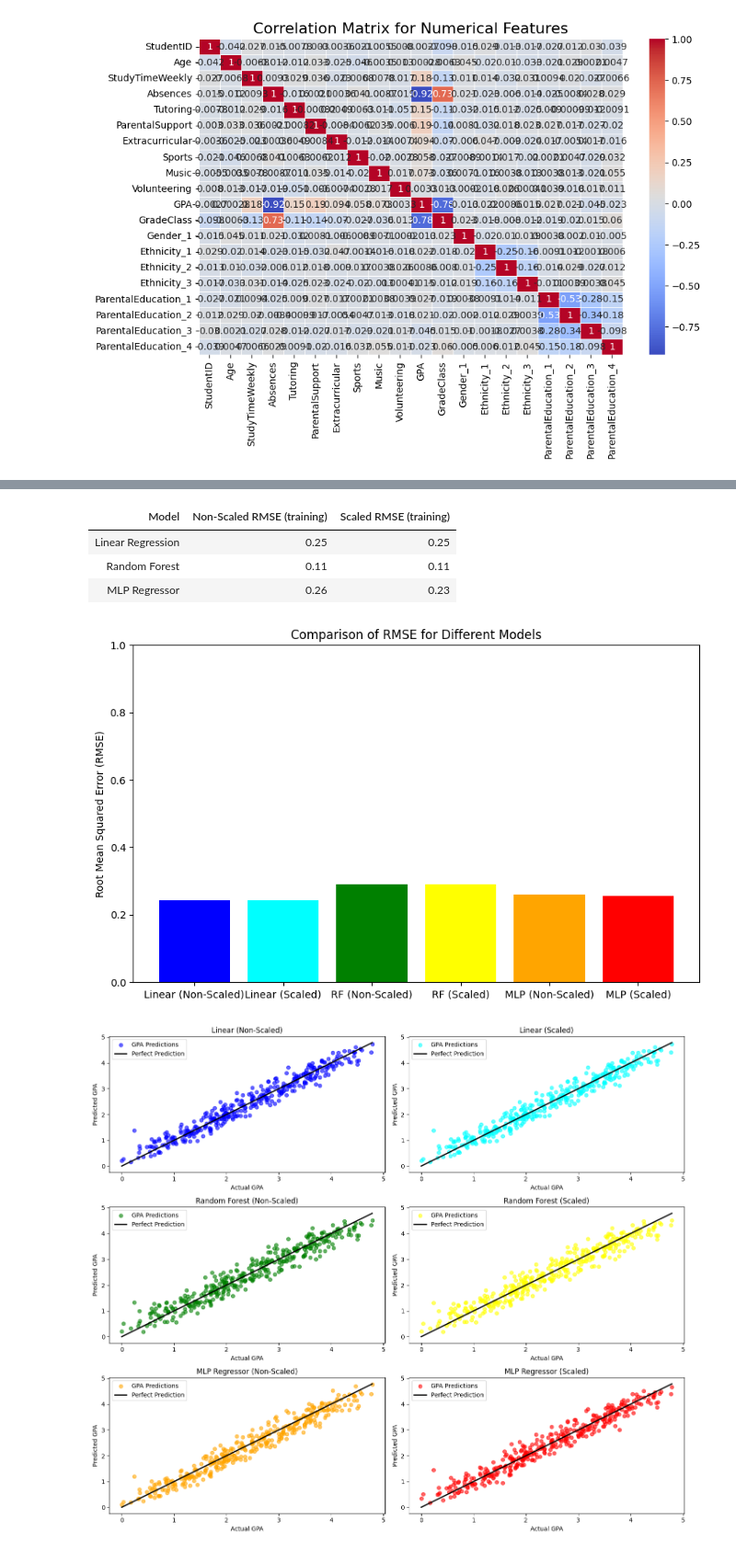
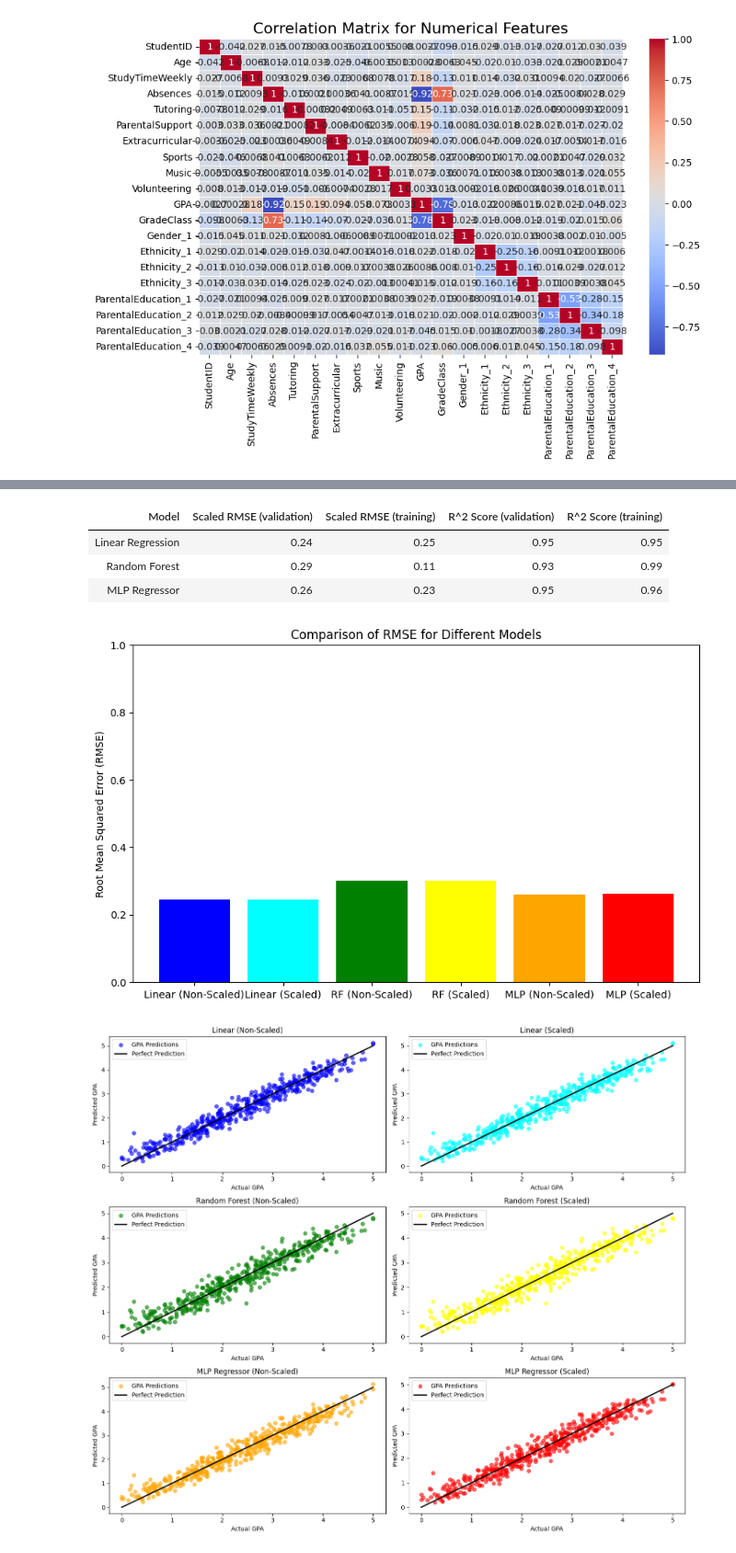
Before and after one commit to nilsson-v/Student_Performance_Predictor, a Jupyter notebook: project.ipynb, the cells around one changed output, grey strips where cells are left out. Shown at 92% size. Saved outputs shown, nothing was run; the diff lists cells and outputs as text; code cells hidden in the pictures.

```diff
--- a/project.ipynb
+++ b/project.ipynb
@@ -175,8 +192,8 @@ rmse_rf_train_scaled = np.sqrt(mean_squared_error(y_train, y_train_pred_rf_scale
 # MLP Regressor without scaling
 mlp_model = MLPRegressor(hidden_layer_sizes=(50, 50), max_iter=1000, random_state=42)
 mlp_model.fit(X_train, y_train)
-y_val_pred_mlp_no_scaling = mlp_model.predict(X_val)
-y_train_pred_mlp_no_scaling = mlp_model.predict(X_train)
+y_val_pred_mlp = mlp_model.predict(X_val)
+y_train_pred_mlp = mlp_model.predict(X_train)
 
 # MLP Regressor with scaling
 mlp_model_scaled = MLPRegressor(hidden_layer_sizes=(50, 50), max_iter=1000, random_state=42)
@@ -185,10 +202,18 @@ y_val_pred_mlp_scaled = mlp_model_scaled.predict(X_val_scaled)
 y_train_pred_mlp_scaled = mlp_model_scaled.predict(X_train_scaled)
 
 # Calculate RMSE for both MLP models validation data
-rmse_mlp_no_scaling = np.sqrt(mean_squared_error(y_val, y_val_pred_mlp_no_scaling))
-rmse_mlp_scaled = np.sqrt(mean_squared_error(y_val, y_val_pred_mlp_scaled))
+rmse_val_mlp = np.sqrt(mean_squared_error(y_val, y_val_pred_mlp))
+rmse_val_mlp_scaled = np.sqrt(mean_squared_error(y_val, y_val_pred_mlp_scaled))
 
 # Calculate RMSE for both MLP models training data
-rmse_mlp_train_no_scaling = np.sqrt(mean_squared_error(y_train, y_train_pred_mlp_no_scaling))
-rmse_mlp_train_scaled = np.sqrt(mean_squared_error(y_train, y_train_pred_mlp_scaled))
+rmse_train_mlp = np.sqrt(mean_squared_error(y_train, y_train_pred_mlp))
+rmse_train_mlp_scaled = np.sqrt(mean_squared_error(y_train, y_train_pred_mlp_scaled))
+
+# R² for validation data
+r2_val_mlp = r2_score(y_val, y_val_pred_mlp)
+r2_val_mlp_scaled = r2_score(y_val, y_val_pred_mlp_scaled)
+
+# R² for training data
+r2_train_mlp = r2_score(y_train, y_train_pred_mlp)
+r2_train_mlp_scaled = r2_score(y_train, y_train_pred_mlp_scaled)
 # %%
@@ -210,21 +234,23 @@ table
 # %%
+# Scaled Errors
+
 table =  PrettyTable()
-table.field_names = ["Model", "Non-Scaled RMSE (training)", "Scaled RMSE (training)"]
-table.add_row(["Linear Regression", round(rmse_train_no_scaling, 2), round(rmse_train_scaled, 2)])
-table.add_row(["Random Forest", round(rmse_rf_train_no_scaling, 2), round(rmse_rf_train_scaled, 2)])
-table.add_row(["MLP Regressor", round(rmse_mlp_train_no_scaling, 2), round(rmse_mlp_train_scaled, 2)])
+table.field_names = ["Model", "Scaled RMSE (validation)", "Scaled RMSE (training)", "R^2 Score (validation)", "R^2 Score (training)"]
+table.add_row(["Linear Regression", round(rmse_val_lr_scaled, 2), round(rmse_train_lr_scaled, 2), round(r2_val_lr_scaled, 2), round(r2_train_lr_scaled, 2)])
+table.add_row(["Random Forest", round(rmse_val_rf_scaled, 2), round(rmse_train_rf_scaled, 2), round(r2_val_rf_scaled, 2), round(r2_train_rf_scaled, 2)])
+table.add_row(["MLP Regressor", round(rmse_val_mlp_scaled, 2), round(rmse_train_mlp_scaled, 2), round(r2_val_mlp_scaled, 2), round(r2_train_mlp_scaled, 2)])
 
 table
 # %% [output]
-| Model | Non-Scaled RMSE (training) | Scaled RMSE (training) |
-| Linear Regression | 0.25 | 0.25 |
-| Random Forest | 0.11 | 0.11 |
-| MLP Regressor | 0.26 | 0.23 |
+| Model | Scaled RMSE (validation) | Scaled RMSE (training) | R^2 Score (validation) | R^2 Score (training) |
+| Linear Regression | 0.24 | 0.25 | 0.95 | 0.95 |
+| Random Forest | 0.29 | 0.11 | 0.93 | 0.99 |
+| MLP Regressor | 0.26 | 0.23 | 0.95 | 0.96 |
 # %%
 # VISUALIZATION
 
 # Prepare data for visualization
-rmse_values = [rmse_no_scaling, rmse_scaled, rmse_rf_no_scaling, rmse_rf_scaled, rmse_mlp_no_scaling, rmse_mlp_scaled]
+rmse_values = [rmse_val_lr, rmse_val_lr_scaled, rmse_val_rf, rmse_val_rf_scaled, rmse_val_mlp, rmse_val_mlp_scaled]
 labels = ['Linear (Non-Scaled)', 'Linear (Scaled)', 'RF (Non-Scaled)', 'RF (Scaled)', 'MLP (Non-Scaled)', 'MLP (Scaled)']
 
 # Create a bar plot to compare RMSE values
@@ -233,35 +259,35 @@ plt.bar(labels, rmse_values, color=['blue', 'cyan', 'green', 'yellow', 'orange',
 plt.ylabel('Root Mean Squared Error (RMSE)')
 plt.title('Comparison of RMSE for Different Models')
 plt.ylim(0, 1)  # Adjust y-axis limits
 plt.show()
 
 def createPlot(ax, y_val, y_val_pred, title, plot_color):
     ax.scatter(y_val, y_val_pred, color=plot_color, label='GPA Predictions', alpha=0.6)
     ax.plot([y_val.min(), y_val.max()], [y_val.min(), y_val.max()], color='black', lw=2, label='Perfect Prediction')
     ax.set_xlabel('Actual GPA')
     ax.set_ylabel('Predicted GPA')
     ax.set_title(title)
     ax.legend()
 
 def plot_model_predictions(y_val, y_val_pred_no_scaling, y_val_pred_scaled,
                            y_val_pred_rf_no_scaling, y_val_pred_rf_scaled,
                            y_val_pred_mlp_no_scaling, y_val_pred_mlp_scaled):
 
     fig, axs = plt.subplots(3, 2, figsize=(14, 12))  # Create a grid with 3 rows and 2 columns
     createPlot(axs[0, 0], y_val, y_val_pred_no_scaling, 'Linear (Non-Scaled)', 'blue')
     createPlot(axs[0, 1], y_val, y_val_pred_scaled, 'Linear (Scaled)', 'cyan')
     createPlot(axs[1, 0], y_val, y_val_pred_rf_no_scaling, 'Random Forest (Non-Scaled)', 'green')
     createPlot(axs[1, 1], y_val, y_val_pred_rf_scaled, 'Random Forest (Scaled)', 'yellow')
     createPlot(axs[2, 0], y_val, y_val_pred_mlp_no_scaling, 'MLP Regressor (Non-Scaled)', 'orange')
     createPlot(axs[2, 1], y_val, y_val_pred_mlp_scaled, 'MLP Regressor (Scaled)', 'red')
 
     plt.tight_layout()
     plt.show()
 
 # Call the function with the actual and predicted values
-plot_model_predictions(y_val, y_val_pred_no_scaling, y_val_pred_scaled,
-                       y_val_pred_rf_no_scaling, y_val_pred_rf_scaled,
-                       y_val_pred_mlp_no_scaling, y_val_pred_mlp_scaled)
+plot_model_predictions(y_val, y_val_pred_lr, y_val_pred_lr_scaled,
+                       y_val_pred_rf, y_val_pred_rf_scaled,
+                       y_val_pred_mlp, y_val_pred_mlp_scaled)
 # %% [output]
-[figure, old version]
+[figure, new version]
-[figure, old version]
+[figure, new version]
```
Also changed, not shown: parts of 4 cells of this notebook.
